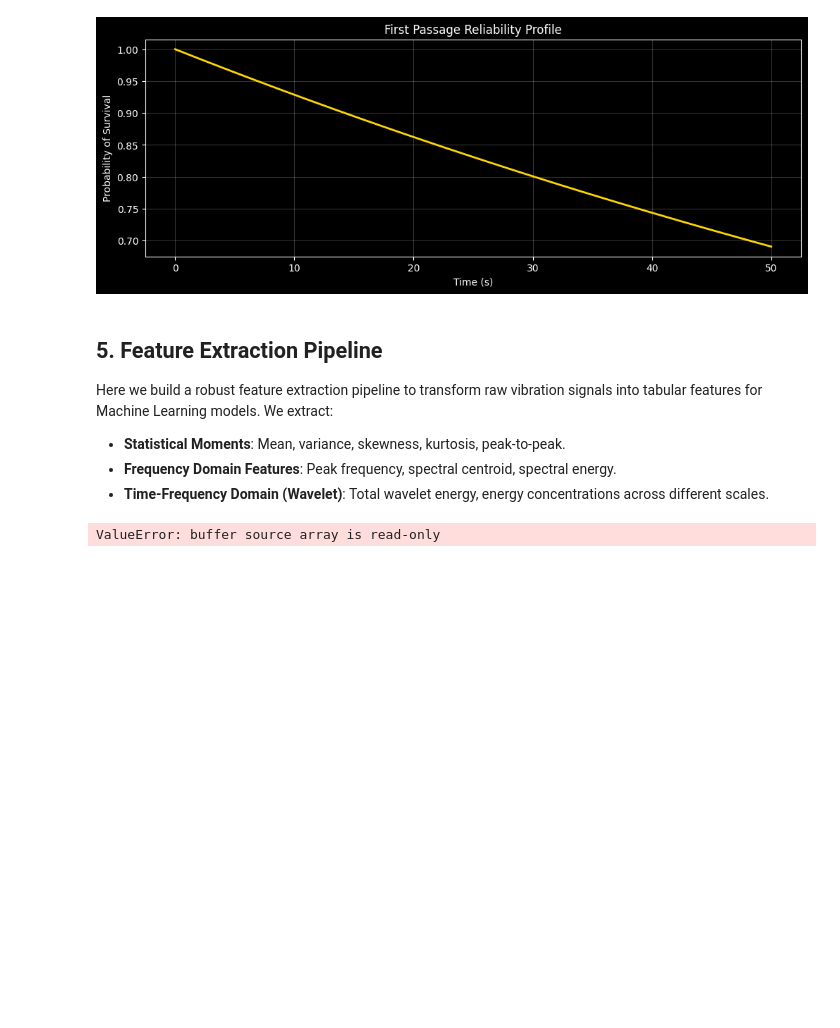
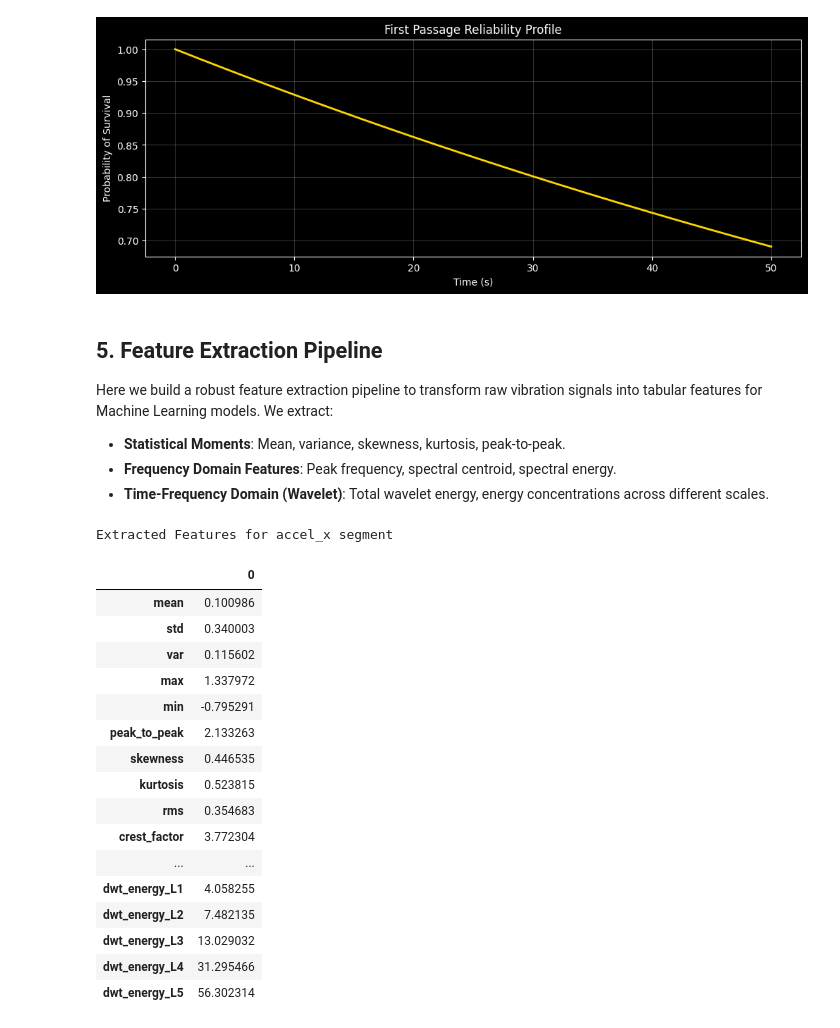
Before and after one commit to aezyus/gallifrey, a Jupyter notebook: ml/data/Analysis.ipynb, the cells around one changed output. Cells and saved outputs as stored; diff of their text form; code cells hidden in the pictures; blank space fills up the shorter version.

```diff
--- a/ml/data/Analysis.ipynb
+++ b/ml/data/Analysis.ipynb
@@ -422,6 +422,7 @@ from scipy.stats import skew, kurtosis, entropy
 from scipy.signal import welch
 
 def extract_features(signal_data, fs=100):
+    signal_data = np.asarray(signal_data).copy()
     features = {}
 
     # 1. Statistical Time-Domain Features
@@ -467,34 +468,51 @@ def extract_features(signal_data, fs=100):
     features['max_wavelet_energy'] = np.max(epsd)
     features['scale_of_max_energy'] = scales[np.argmax(epsd)]
 
     # Optional: Energy in specific scale bands (Low, Mid, High frequencies)
     features['energy_band_low'] = np.sum(epsd[:len(epsd)//3])
     features['energy_band_mid'] = np.sum(epsd[len(epsd)//3:2*len(epsd)//3])
     features['energy_band_high'] = np.sum(epsd[2*len(epsd)//3:])
 
     # 4. Discrete Wavelet Transform (DWT) Node Energies
     # Decompose the signal into levels (e.g., max levels supported, or a fixed number like 4)
     # Ensure pywt is imported if not globally available, though it usually is via your wavelet_fft
     import pywt
     # Use Daubechies 4 wavelet for discrete decomposition
     max_level = pywt.dwt_max_level(len(signal_data), 'db4')
     # Limit to 5 levels for consistency or max_level if signal is very short
     n_levels = min(5, max_level)
 
     if n_levels > 0:
         dwt_coeffs = pywt.wavedec(signal_data, 'db4', level=n_levels)
         # dwt_coeffs[0] is approximation (L_n), the rest are details (L_n down to L_1)
         # We will loop and assign them as L0, L1, etc.
         for i, coeff in enumerate(dwt_coeffs):
             features[f"dwt_energy_L{i}"] = np.sum(np.square(coeff))
 
     return features
 
 # Test feature extraction on the sample segment
 sample_features = extract_features(accel_x[:4096] if len(accel_x) >= 4096 else accel_x)
 pd.DataFrame([sample_features]).T.style.set_caption("Extracted Features for accel_x segment")
 # %% [output]
-ValueError: buffer source array is read-only
+Extracted Features for accel_x segment
+|  | 0 |
+| mean | 0.100986 |
+| std | 0.340003 |
+| var | 0.115602 |
+| max | 1.337972 |
+| min | -0.795291 |
+| peak_to_peak | 2.133263 |
+| skewness | 0.446535 |
+| kurtosis | 0.523815 |
+| rms | 0.354683 |
+| crest_factor | 3.772304 |
+| ... | ... |
+| dwt_energy_L1 | 4.058255 |
+| dwt_energy_L2 | 7.482135 |
+| dwt_energy_L3 | 13.029032 |
+| dwt_energy_L4 | 31.295466 |
+| dwt_energy_L5 | 56.302314 |
 # %%
 def extract_features_dataset(full_signal, window_size=1024, step_size=512, fs=100):
     all_features = []
```
Also changed, not shown: parts of 1 cell of this notebook.
